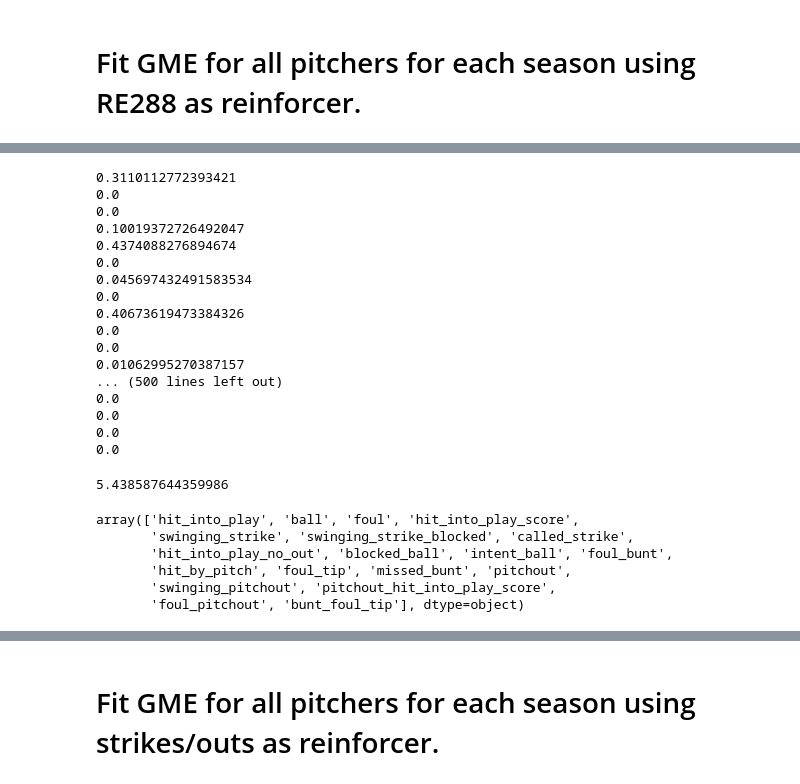
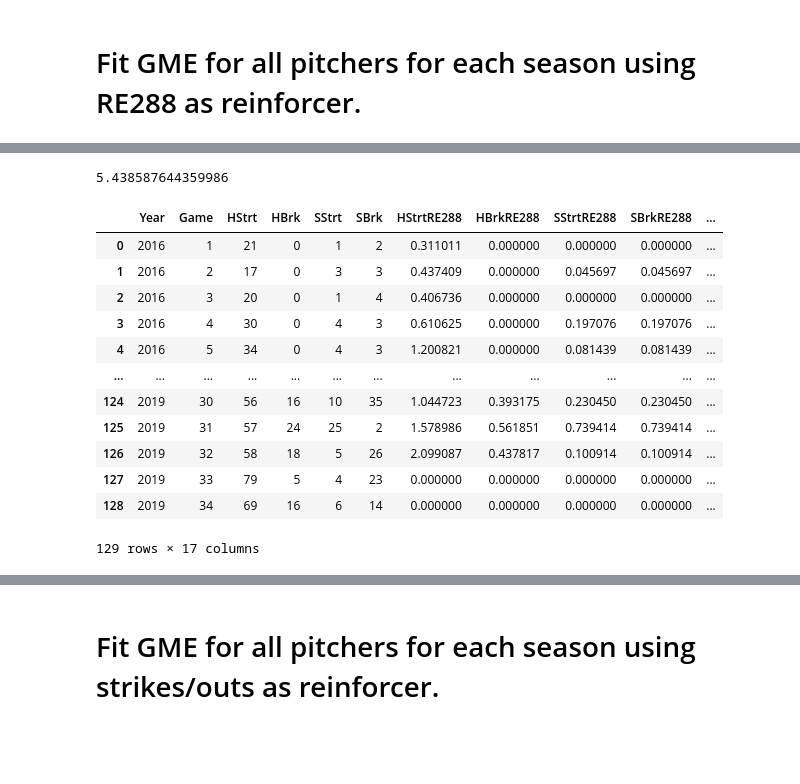
Before and after one commit to david-j-cox/Man-vs-Machine, a Jupyter notebook: GME_fits.ipynb, the cells around one changed output, grey strips where cells are left out. Cells and saved outputs as stored; diff of their text form; code cells hidden in the pictures; blank space fills up the shorter version.

```diff
--- a/GME_fits.ipynb
+++ b/GME_fits.ipynb
@@ -166,43 +166,44 @@ for i in uniq_p[:1]:
     count_data.to_csv('%s_counts.csv' %i)
 
     # Fit the GME and return the parameters
-    #b_288, s_288 = np.polyfit()
+    s_288, b_288 = np.polyfit(count_data.Logged_RE288, count_data.Logged_Bx, 1)
+    s_str, b_str = np.polyfit(count_data.Logged_Strikes, count_data.Logged_Bx, 1)
+    print(s_288, b_288)
+
+    # Save the GME values
+    player.append(i)
+    season.append(j)
+    #vAC_RE288.append()
+    #VAC_strikes.append()
+    bias_RE288.append(b_288)
+    sens_RE288.append(s_288)
+    bias_strikes.append(b_str)
+    sens_strikes.append(s_str)
 
     # Plot it
 
     # Save the data
-# %% [output]
-0.3110112772393421
-0.0
-0.0
-0.10019372726492047
-0.4374088276894674
-0.0
-0.045697432491583534
-0.0
-0.40673619473384326
-0.0
-0.0
-0.01062995270387157
-... (500 lines left out)
-0.0
-0.0
-0.0
-0.0
 # %%
 sample = data[data['player_name']=='Trevor Bauer']
 sample.RE288_change.sum()
 # %% [output]
 5.438587644359986
-# %%
-data.description.unique()
-# %% [output]
-array(['hit_into_play', 'ball', 'foul', 'hit_into_play_score',
-       'swinging_strike', 'swinging_strike_blocked', 'called_strike',
-       'hit_into_play_no_out', 'blocked_ball', 'intent_ball', 'foul_bunt',
-       'hit_by_pitch', 'foul_tip', 'missed_bunt', 'pitchout',
-       'swinging_pitchout', 'pitchout_hit_into_play_score',
-       'foul_pitchout', 'bunt_foul_tip'], dtype=object)
+# %%
+count_data
+# %% [output]
+|  | Year | Game | HStrt | HBrk | SStrt | SBrk | HStrtRE288 | HBrkRE288 | SStrtRE288 | SBrkRE288 | ... |
+| 0 | 2016 | 1 | 21 | 0 | 1 | 2 | 0.311011 | 0.000000 | 0.000000 | 0.000000 | ... |
+| 1 | 2016 | 2 | 17 | 0 | 3 | 3 | 0.437409 | 0.000000 | 0.045697 | 0.045697 | ... |
+| 2 | 2016 | 3 | 20 | 0 | 1 | 4 | 0.406736 | 0.000000 | 0.000000 | 0.000000 | ... |
+| 3 | 2016 | 4 | 30 | 0 | 4 | 3 | 0.610625 | 0.000000 | 0.197076 | 0.197076 | ... |
+| 4 | 2016 | 5 | 34 | 0 | 4 | 3 | 1.200821 | 0.000000 | 0.081439 | 0.081439 | ... |
+| ... | ... | ... | ... | ... | ... | ... | ... | ... | ... | ... | ... |
+| 124 | 2019 | 30 | 56 | 16 | 10 | 35 | 1.044723 | 0.393175 | 0.230450 | 0.230450 | ... |
+| 125 | 2019 | 31 | 57 | 24 | 25 | 2 | 1.578986 | 0.561851 | 0.739414 | 0.739414 | ... |
+| 126 | 2019 | 32 | 58 | 18 | 5 | 26 | 2.099087 | 0.437817 | 0.100914 | 0.100914 | ... |
+| 127 | 2019 | 33 | 79 | 5 | 4 | 23 | 0.000000 | 0.000000 | 0.000000 | 0.000000 | ... |
+| 128 | 2019 | 34 | 69 | 16 | 6 | 14 | 0.000000 | 0.000000 | 0.000000 | 0.000000 | ... |
+129 rows × 17 columns
 # %%
 data.head(10)
 # %% [output]
```
